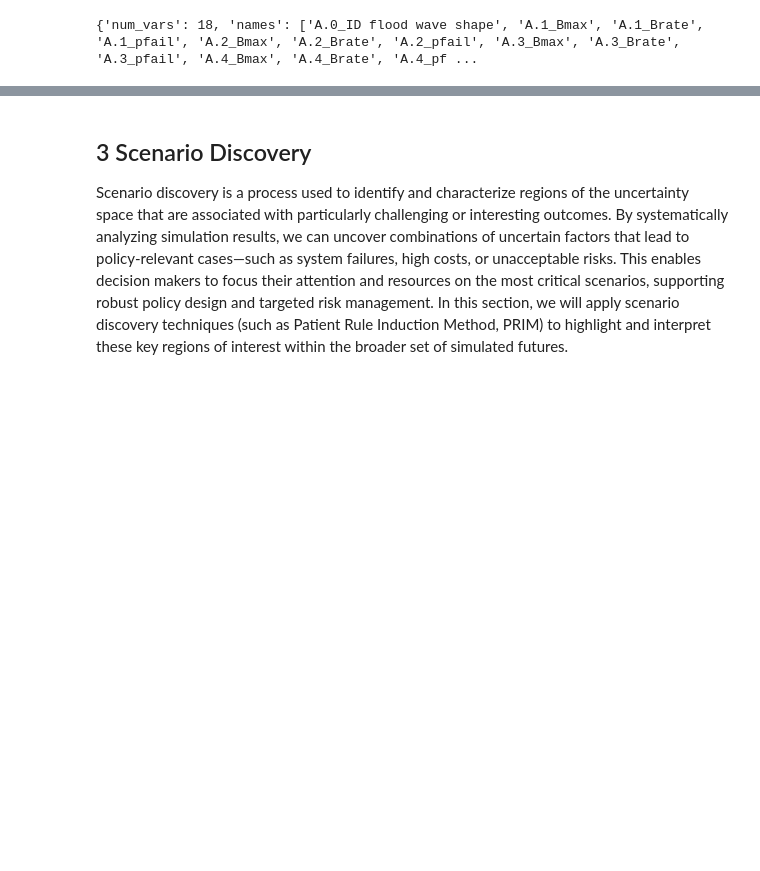
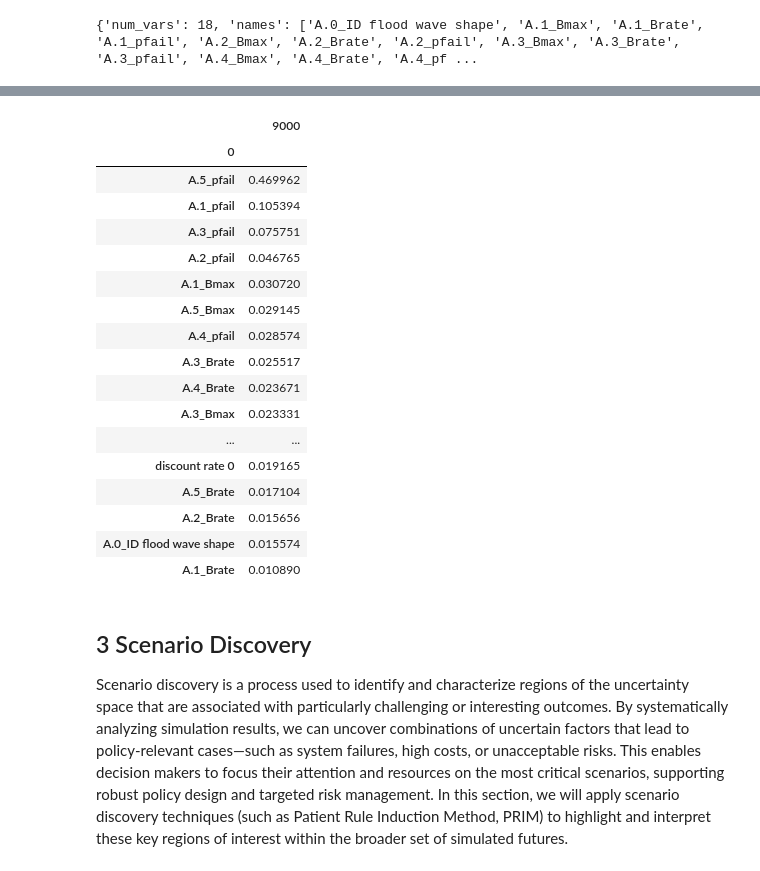
Before and after one commit to movephutthaphaiboon/epa141a-flood-policy-optimization-overijssel, a Jupyter notebook: final assignment/0_ScenarioAnalysis.ipynb, the cells around one changed output, grey strips where cells are left out. Cells and saved outputs as stored; diff of their text form; code cells hidden in the pictures; blank space fills up the shorter version.

```diff
--- a/final assignment/0_ScenarioAnalysis.ipynb
+++ b/final assignment/0_ScenarioAnalysis.ipynb
@@ -603,3 +613,24 @@ plt.show()
+# %%
+scores_k
+# %% [output]
+|  | 9000 |
+| 0 |  |
+| A.5_pfail | 0.469962 |
+| A.1_pfail | 0.105394 |
+| A.3_pfail | 0.075751 |
+| A.2_pfail | 0.046765 |
+| A.1_Bmax | 0.030720 |
+| A.5_Bmax | 0.029145 |
+| A.4_pfail | 0.028574 |
+| A.3_Brate | 0.025517 |
+| A.4_Brate | 0.023671 |
+| A.3_Bmax | 0.023331 |
+| ... | ... |
+| discount rate 0 | 0.019165 |
+| A.5_Brate | 0.017104 |
+| A.2_Brate | 0.015656 |
+| A.0_ID flood wave shape | 0.015574 |
+| A.1_Brate | 0.010890 |
 # %% [markdown]
 ## 3 Scenario Discovery
 
```
Also changed, not shown: parts of 11 cells of this notebook, 4 other files.
